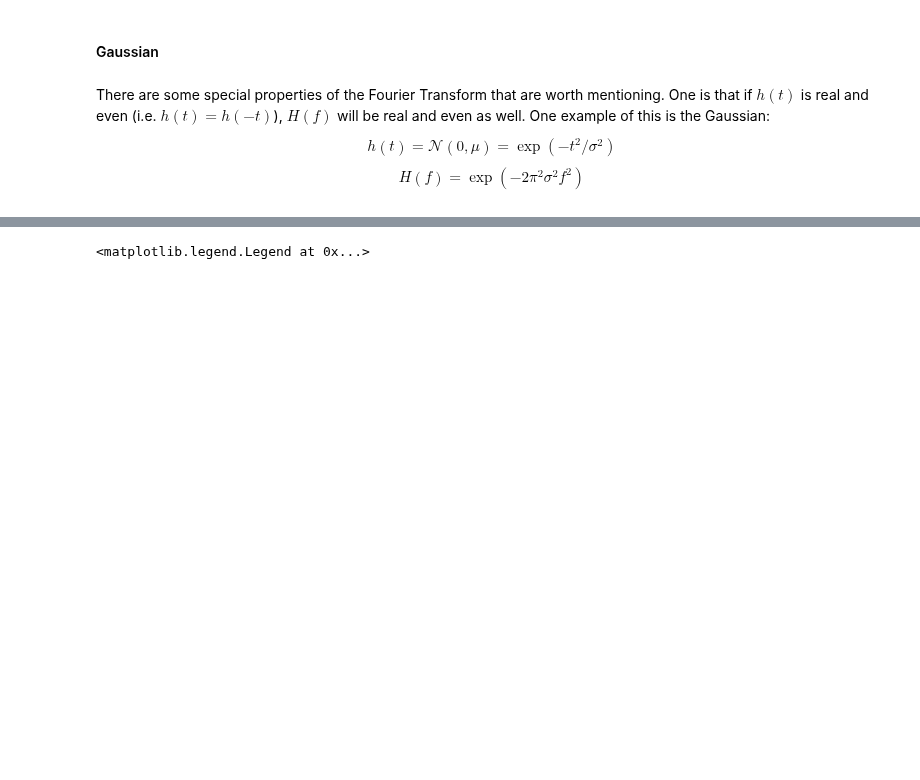
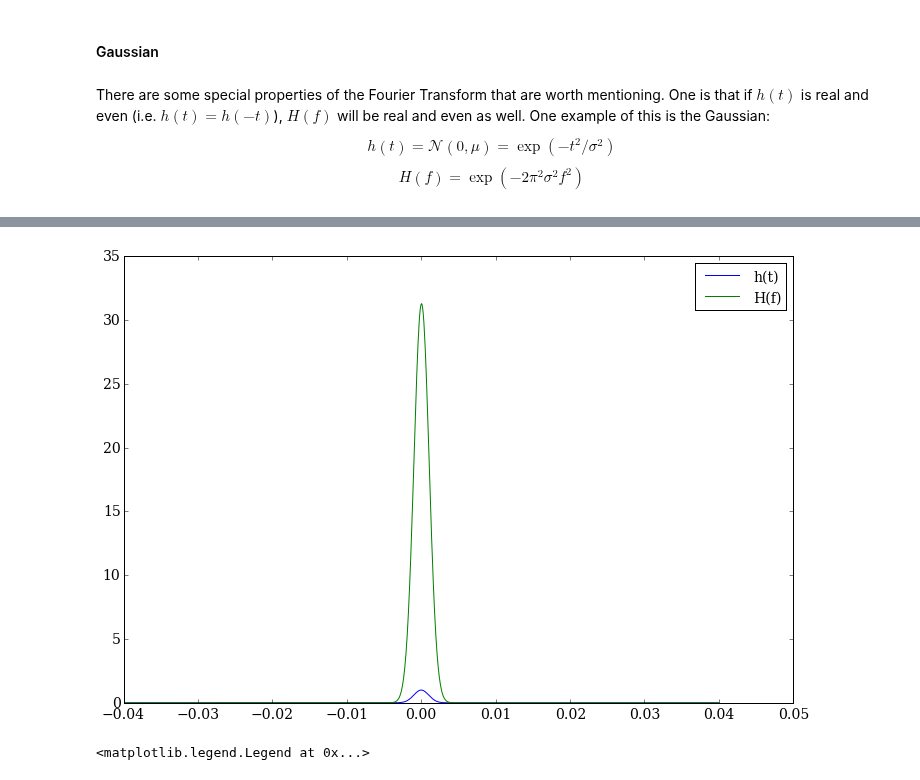
Before and after one commit to YastroML/YastroML, a Jupyter notebook: Session19_141029/Ch10_TimeSeries.ipynb, the cells around one changed output, grey strips where cells are left out. Drawn from its saved outputs; the diff is of its cells as text; code cells hidden in the pictures; blank space fills up the shorter version.

Commit message:
Updated Gaussian Plot
The gaussian and the Fourier transform of the Gaussian were updated.

```diff
--- a/Session19_141029/Ch10_TimeSeries.ipynb
+++ b/Session19_141029/Ch10_TimeSeries.ipynb
@@ -272,12 +272,12 @@ def gaussy(mu, sigma, xarr):
 
 def plotGaussianTransform(mu, sigma):
     xarr = np.linspace(-40*sigma, 40*sigma, 1e3)
-    plt.plot(xarr, gaussy(mu, sigma, xarr)/ np.sqrt(2 * len(xarr), '-', label=r'h(t)')
-    ffty = fftpack.fftshift(np.abs(fftpack.fft(gaussy(mu, sigma, xarr)))) / np.sqrt(2 * len(xarr))
+    plt.plot(xarr, gaussy(mu, sigma, xarr), '-', label=r'h(t)')
+    ffty = fftpack.fftshift(np.abs(fftpack.fft(gaussy(mu, sigma, xarr))))
     plt.plot(xarr, ffty, '-', label='H(f)')
     plt.legend(loc='best')
 
 interact(plotGaussianTransform,
          mu = widgets.FloatSliderWidget(min=-2,max=4,step=.25,value=mu),
-         sigma = widgets.FloatSliderWidget(min=0.,max=1.5,step=.001,value=sigma))
+         sigma = widgets.FloatSliderWidget(min=1e-3,max=1.5,step=.001,value=sigma))
 # %% [output]
@@ -285,3 +284,4 @@ SyntaxError: invalid syntax (<ipython-input-72-e841a5ea2587>, line 9)
+[figure, added]
 # %%
 plt.plot(xarr, gaussy(mu, sigma, xarr), '-', label=r'h(t)')
 ffty = fftpack.fftshift(np.abs(fftpack.fft(gaussy(mu, sigma, xarr)))) / np.sqrt(2 * len(xarr))
```
Also changed, not shown: parts of 1 cell of this notebook.
